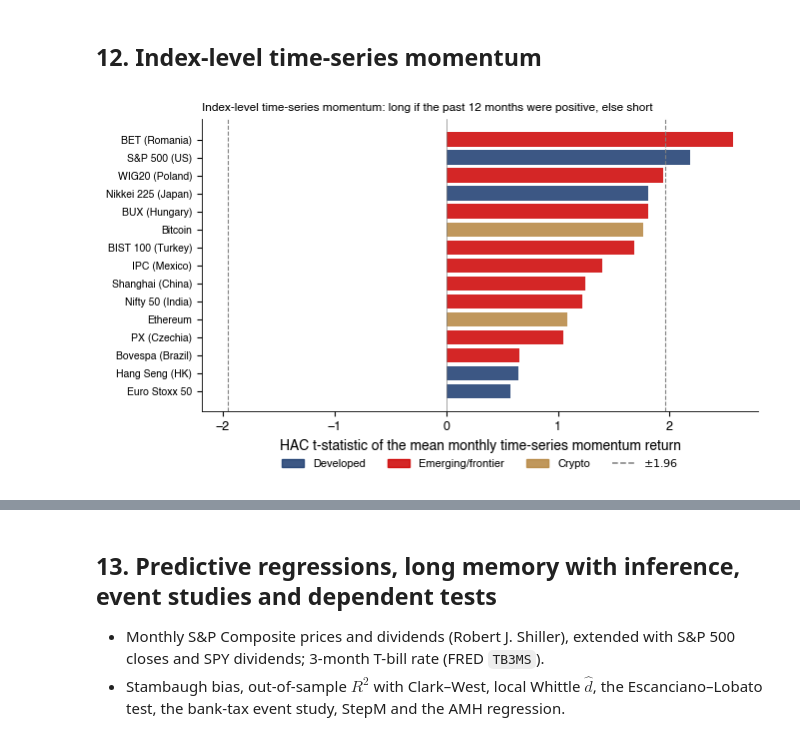
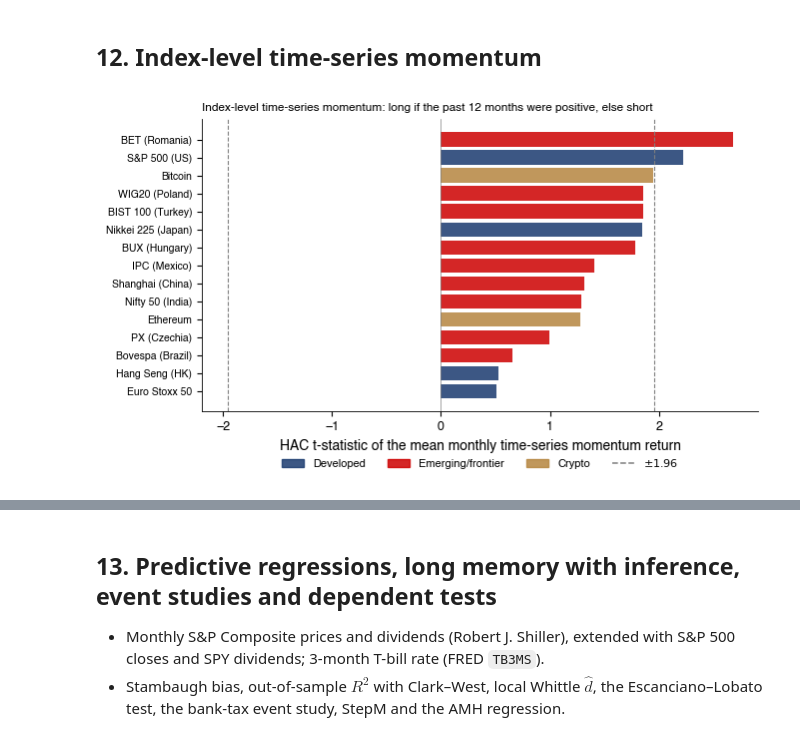
Before and after one commit to danpele/MFM, a Jupyter notebook: notebooks/EN/chapter2_lecture_notebook.ipynb, the cells around one changed output, grey strips where cells are left out. Drawn from its saved outputs; the diff is of its cells as text; code cells hidden in the pictures.

Commit message:
Chapter 2: corrections after independent review (robust VR conditions, TSMOM on simple returns, complete months, StepM, notebooks, quiz)

```diff
--- a/notebooks/EN/chapter2_lecture_notebook.ipynb
+++ b/notebooks/EN/chapter2_lecture_notebook.ipynb
@@ -91,11 +91,15 @@ def legend_outside_bottom(ax, ncol=2, y=-0.22):
 
 
 import tempfile
-TABLE_DIR = tempfile.gettempdir()   # tables are written to a temporary folder
+KEEP = globals().get('SAVE_TO_DRIVE', False)   # switch from the Colab cell above
+TABLE_DIR = globals().get('OUT_DIR', '.') if KEEP else tempfile.gettempdir()
 
 
 def save_fig(name):
-    """Show the figure."""
+    """Show the figure; with SAVE_TO_DRIVE = True also save it (PDF and PNG) in OUT_DIR."""
+    if KEEP:
+        for ext in ('pdf', 'png'):
+            plt.savefig(os.path.join(TABLE_DIR, f'{name}.{ext}'), bbox_inches='tight', transparent=True, dpi=200)
     plt.show()
     plt.close()
 # %% [markdown]
@@ -181,6 +185,15 @@ def load_close(name, start=None, end=END):
     return s.rename(name)
 
 
+def complete_months(x):
+    """Elimina luna finala incompleta (ultima observatie inainte de ultima zi lucratoare a lunii):
+    analizele lunare si efectul schimbarii lunii folosesc doar luni complete."""
+    last = x.index[-1]
+    if last + pd.offsets.BMonthEnd(0) != last:
+        x = x[x.index < last.to_period('M').start_time]
+    return x
+
+
 def log_returns(name, start=None, end=END):
     """Randamente log pe calendarul propriu al seriei."""
     return np.log(load_close(name, start, end)).diff().dropna().rename(name)
@@ -312,7 +325,7 @@ def lo_modified_rs(r, q=None):
     e = x - x.mean()
     if q is None:                                   # latimea de banda Andrews (1991) pentru AR(1)
         rho = np.corrcoef(e[1:], e[:-1])[0, 1]
-        q = int(np.floor((3 * T / 2) ** (1 / 3) * (2 * rho / (1 - rho ** 2)) ** (2 / 3))) if rho > 0 else 0
+        q = int(np.floor((3 * T / 2) ** (1 / 3) * abs(2 * rho / (1 - rho ** 2)) ** (2 / 3)))
     s2 = (e ** 2).mean()
     for j in range(1, q + 1):
         w = 1 - j / (q + 1)
@@ -957,42 +971,44 @@ fig_multiple_testing()
 def tsmom_table():
     rows = []
     for k in [m for m in ORDER if m != 'eurron']:
-        p = load_close(k)
-        m = np.log(p.resample('ME').last()).diff().dropna()
+        p = complete_months(load_close(k))
+        pm = p.resample('ME').last()
+        m = np.log(pm).diff().dropna()                          # randamente log lunare: doar pentru semnal
+        R = pm.pct_change().dropna()                            # randamente simple: castigul pozitiei
         sig = np.sign(m.rolling(12).sum().shift(1))            # semnul randamentului pe ultimele 12 luni
-        s = (sig * m).dropna()
+        s = (sig * R).dropna()                                  # long +1 / short -1, inainte de finantare si costuri
         res = sm.OLS(s * 100, np.ones(len(s))).fit(cov_type='HAC', cov_kwds={'maxlags': 6})
-        bh = m.loc[s.index]
+        bh = R.loc[s.index]
         rows.append(dict(market=LABELS[k], group=GROUPS[k], months=len(s),
                          tsmom_mean_pct=res.params.iloc[0], t_hac=res.tvalues.iloc[0],
                          sharpe_tsmom=np.sqrt(12) * s.mean() / s.std(), sharpe_bh=np.sqrt(12) * bh.mean() / bh.std(),
                          rho1_monthly=m.autocorr(1)))
     t = pd.DataFrame(rows, index=[m for m in ORDER if m != 'eurron'])
     t.to_csv(os.path.join(TABLE_DIR, 'ch2_tsmom_table.csv'), float_format='%.6g')
     return t
 
 
 def fig_tsmom():
     t = tsmom_table().sort_values('t_hac')
     fig, ax = plt.subplots(figsize=(6.8, 4.0))
     ax.barh(np.arange(len(t)), t['t_hac'], color=[GROUP_COL[g] for g in t['group']], alpha=0.85)
     for x in (-1.96, 1.96):
         ax.axvline(x, color=Gray, ls='--', lw=0.8)
     ax.axvline(0, color=Gray, lw=0.5)
     ax.set_yticks(np.arange(len(t)), t['market'], fontsize=7.5)
     ax.set_xlabel('HAC t-statistic of the mean monthly time-series momentum return')
     handles = [plt.Rectangle((0, 0), 1, 1, color=GROUP_COL[g], alpha=0.85, label=g)
                for g in ['Developed', 'Emerging/frontier', 'Crypto']]
     handles.append(plt.Line2D([], [], color=Gray, ls='--', label=r'$\pm 1.96$'))
     ax.legend(handles=handles, loc='upper center', bbox_to_anchor=(0.5, -0.12), ncol=4, frameon=False)
     ax.set_title('Index-level time-series momentum: long if the past 12 months were positive, else short',
                  fontsize=8.5, loc='left')
     plt.tight_layout()
     save_fig('ch2_tsmom')
     return t
 
 
 fig_tsmom().round(3)
 # %% [output]
-[figure, old version]
+[figure, new version]
 |  | market | group | months | tsmom_mean_pct | t_hac | sharpe_tsmom | sharpe_bh | rho1_monthly |
```
Also changed, not shown: parts of 9 cells of this notebook, 44 other files.
